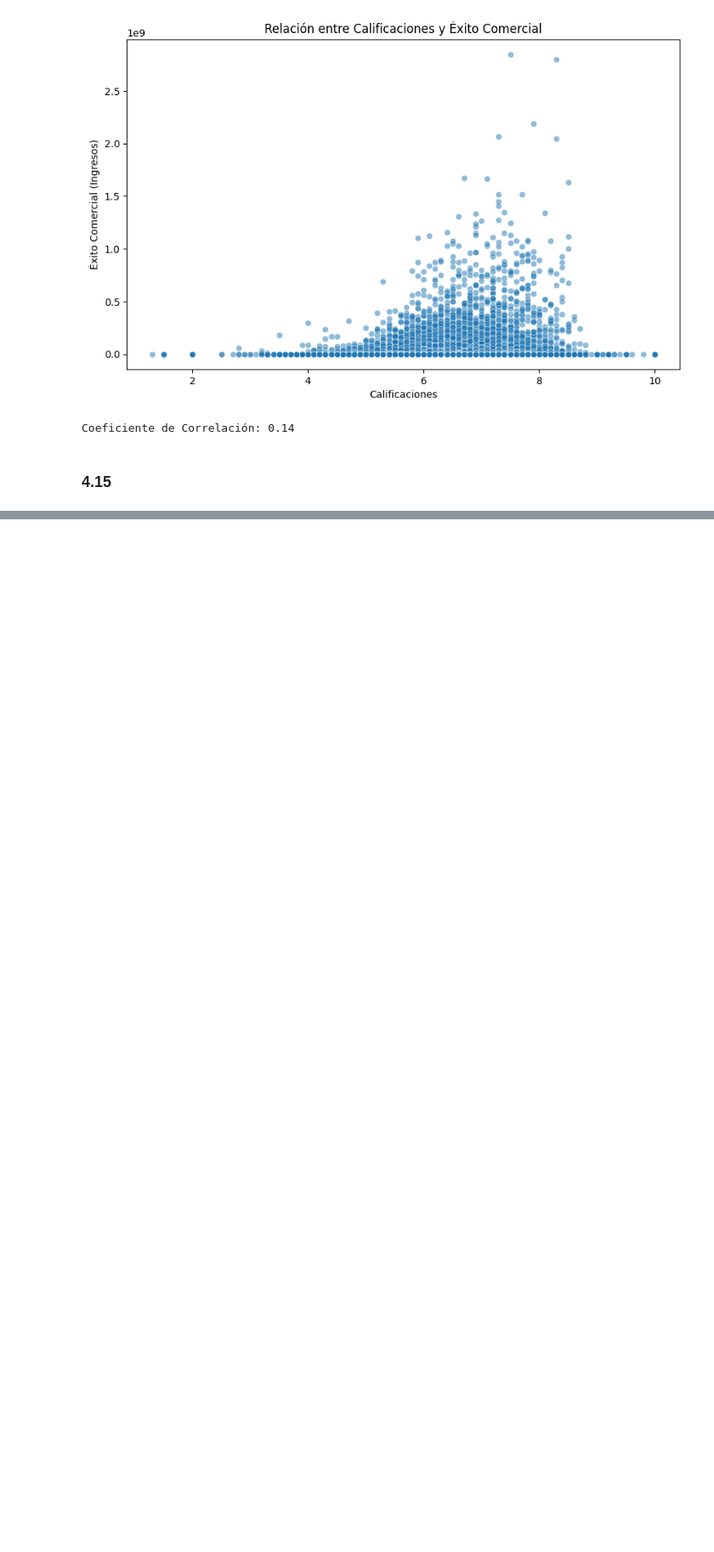
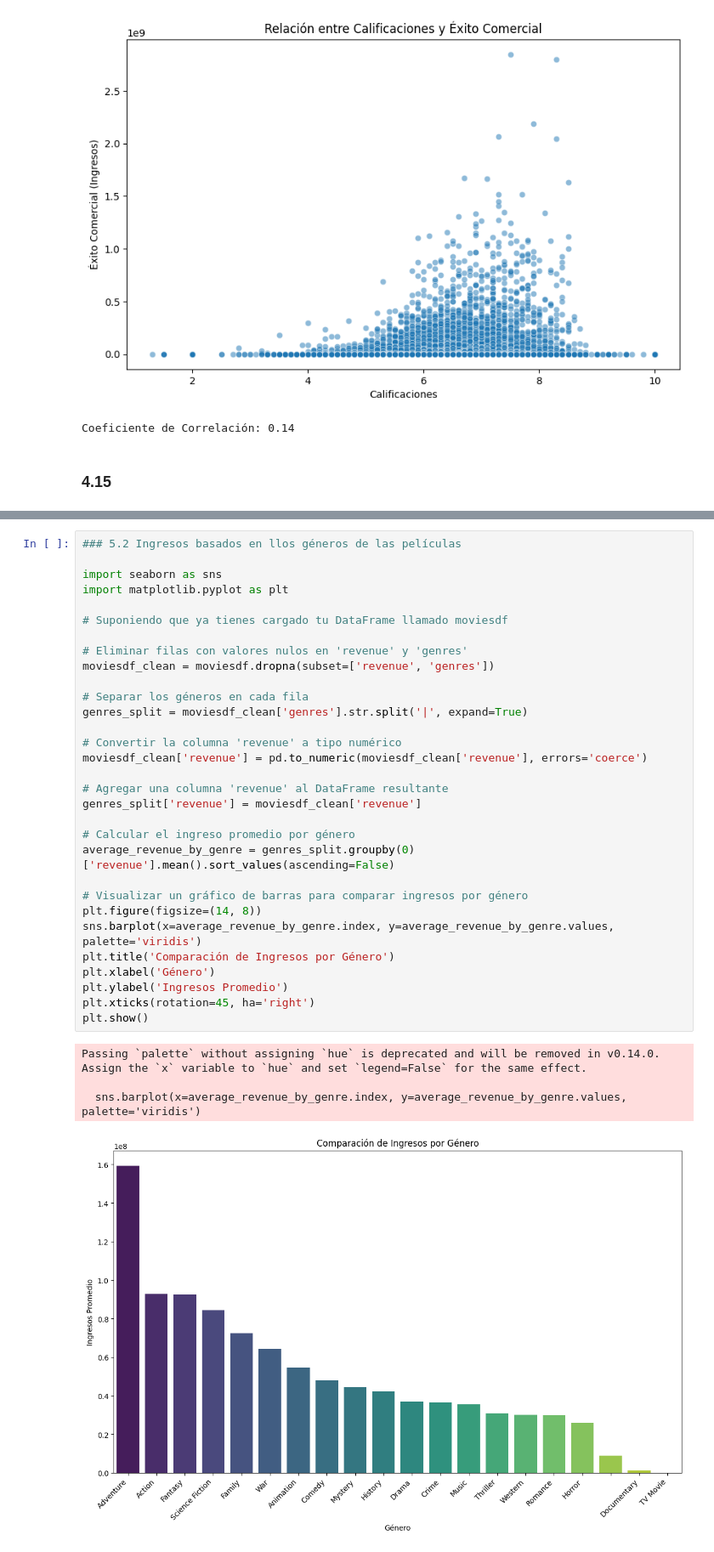
Before and after one commit to Arthurs101/HT-1DATAMINING, a Jupyter notebook: HT.ipynb, the cells around one changed output, grey strips where cells are left out. Shown at 85% size. Drawn from its saved outputs; the diff is of its cells as text; blank space fills up the shorter version.

```diff
--- a/HT.ipynb
+++ b/HT.ipynb
@@ -611,0 +649,36 @@ See the caveats in the documentation: https://pandas.pydata.org/pandas-docs/stab
+# %%
+### 5.2 Ingresos basados en llos géneros de las películas
+
+import seaborn as sns
+import matplotlib.pyplot as plt
+
+# Suponiendo que ya tienes cargado tu DataFrame llamado moviesdf
+
+# Eliminar filas con valores nulos en 'revenue' y 'genres'
+moviesdf_clean = moviesdf.dropna(subset=['revenue', 'genres'])
+
+# Separar los géneros en cada fila
+genres_split = moviesdf_clean['genres'].str.split('|', expand=True)
+
+# Convertir la columna 'revenue' a tipo numérico
+moviesdf_clean['revenue'] = pd.to_numeric(moviesdf_clean['revenue'], errors='coerce')
+
+# Agregar una columna 'revenue' al DataFrame resultante
+genres_split['revenue'] = moviesdf_clean['revenue']
+
+# Calcular el ingreso promedio por género
+average_revenue_by_genre = genres_split.groupby(0)['revenue'].mean().sort_values(ascending=False)
+
+# Visualizar un gráfico de barras para comparar ingresos por género
+plt.figure(figsize=(14, 8))
+sns.barplot(x=average_revenue_by_genre.index, y=average_revenue_by_genre.values, palette='viridis')
+plt.title('Comparación de Ingresos por Género')
+plt.xlabel('Género')
+plt.ylabel('Ingresos Promedio')
+plt.xticks(rotation=45, ha='right')
+plt.show()
+# %% [output]
+Passing `palette` without assigning `hue` is deprecated and will be removed in v0.14.0. Assign the `x` variable to `hue` and set `legend=False` for the same effect.
+
+  sns.barplot(x=average_revenue_by_genre.index, y=average_revenue_by_genre.values, palette='viridis')
+[figure, added]
```
Also changed, not shown: parts of 7 cells of this notebook.
